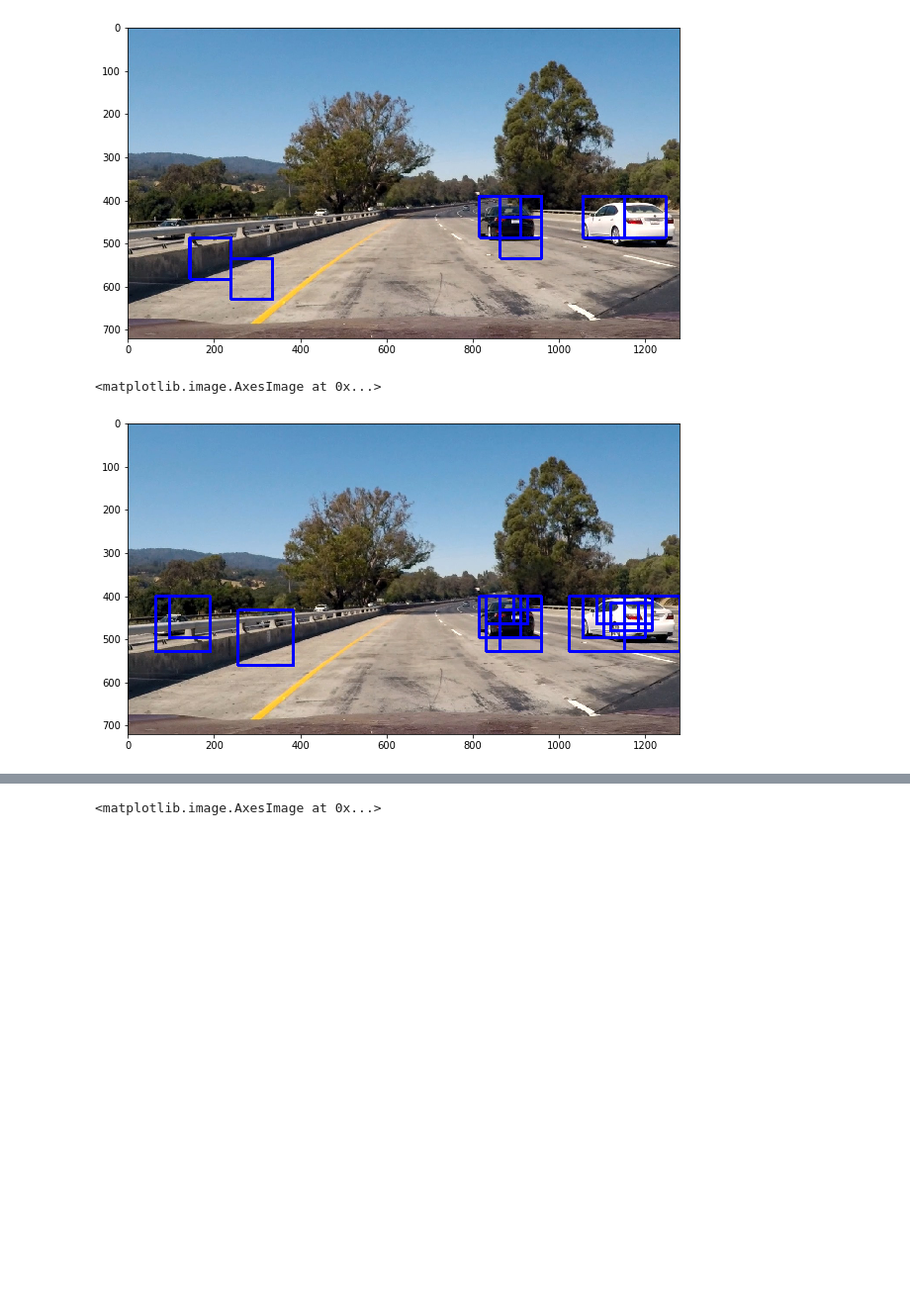
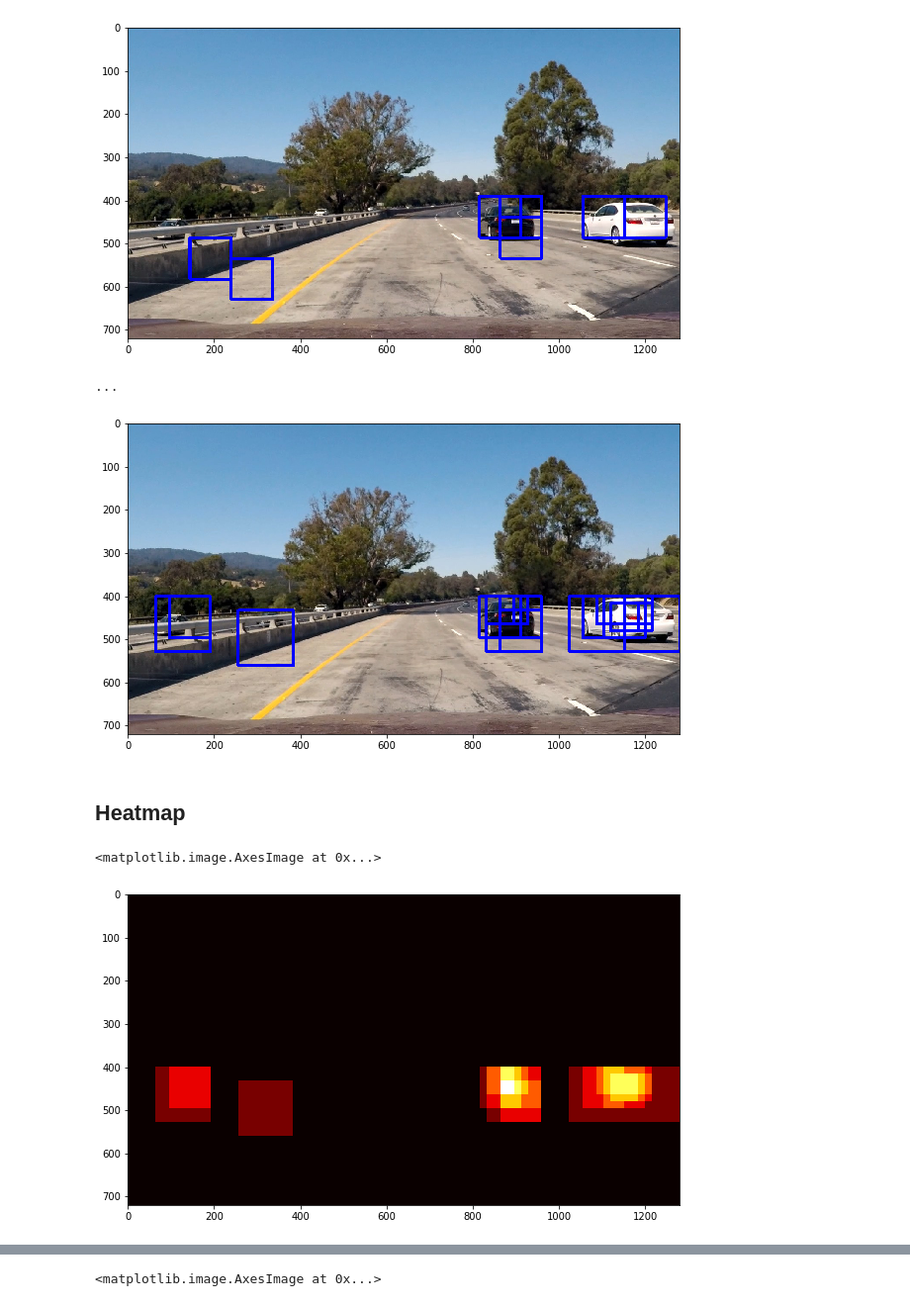
Before and after one commit to kushshukla24/P5_VehicleDetectionAndTracking, a Jupyter notebook: P5_VehicleDetectionAndTracking.ipynb, the cells around one changed output, grey strips where cells are left out. Shown at 99% size. Saved outputs shown, nothing was run; the diff lists cells and outputs as text; code cells hidden in the pictures; blank space fills up the shorter version.

```diff
--- a/P5_VehicleDetectionAndTracking.ipynb
+++ b/P5_VehicleDetectionAndTracking.ipynb
@@ -184,7 +189,7 @@ For these 10 labels:  [ 0.  1.  1.  0.  1.  0.  1.  1.  0.  0.]
 # %%
 # Define a single function that can extract features using hog sub-sampling and make predictions
 def find_cars(img, ystart, ystop, scale, cspace, hog_channel, svc, X_scaler, orient,
-              pix_per_cell, cell_per_block, spatial_size, hist_bins, show_all_rectangles=False):
+              pix_per_cell, cell_per_block, spatial_size, hist_bins):
 
     # array of rectangles where cars were detected
     rectangles = []
@@ -271,7 +276,7 @@ def find_cars(img, ystart, ystop, scale, cspace, hog_channel, svc, X_scaler, ori
 
             test_prediction = svc.predict(hog_features.reshape(1,-1))
 
-            if test_prediction == 1 or show_all_rectangles:
+            if test_prediction == 1:
                 xbox_left = np.int(xleft*scale)
                 ytop_draw = np.int(ytop*scale)
                 win_draw = np.int(window*scale)
@@ -371,5 +377,5 @@ test_img_rects = draw_boxes(test_img, rectangles)
 plt.figure(figsize=(10,10))
 plt.imshow(test_img_rects)
 # %% [output]
-<matplotlib.image.AxesImage at 0x...>
+...
 [figure]
@@ -419,0 +382,21 @@ def slide_window(img, x_start_stop=[None, None], y_start_stop=[None, None],
+# %% [markdown]
+## Heatmap
+# %%
+def draw_heatmap(heatmap, bbox_list):
+    # Iterate through list of bboxes
+    for box in bbox_list:
+        # Add += 1 for all pixels inside each bbox
+        # Assuming each "box" takes the form ((x1, y1), (x2, y2))
+        heatmap[box[0][1]:box[1][1], box[0][0]:box[1][0]] += 1
+
+    # Return updated heatmap
+    return heatmap
+# %%
+testImage = mpimg.imread('./test_images/test1.jpg')
+heatmapImg = np.zeros_like(testImage[:,:,0])
+heatmapImg = draw_heatmap(heatmapImg, rectangles)
+plt.figure(figsize=(10,10))
+plt.imshow(heatmapImg, cmap='hot')
+# %% [output]
+<matplotlib.image.AxesImage at 0x...>
+[figure, added]
```
Also changed, not shown: parts of 23 cells of this notebook, 3 other files.
